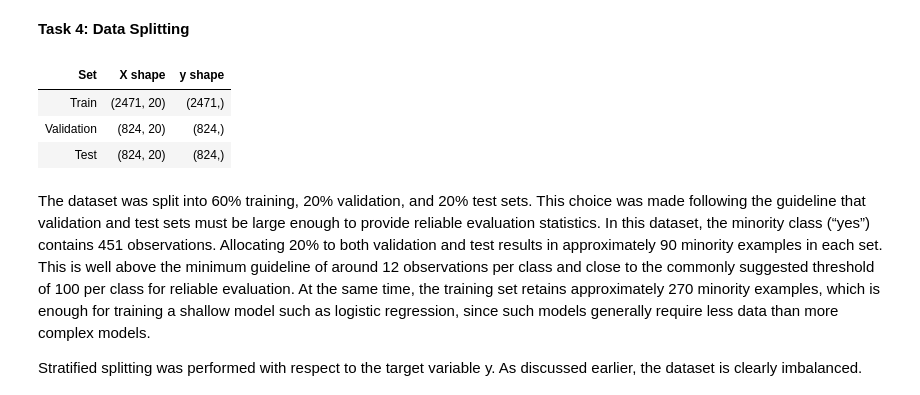
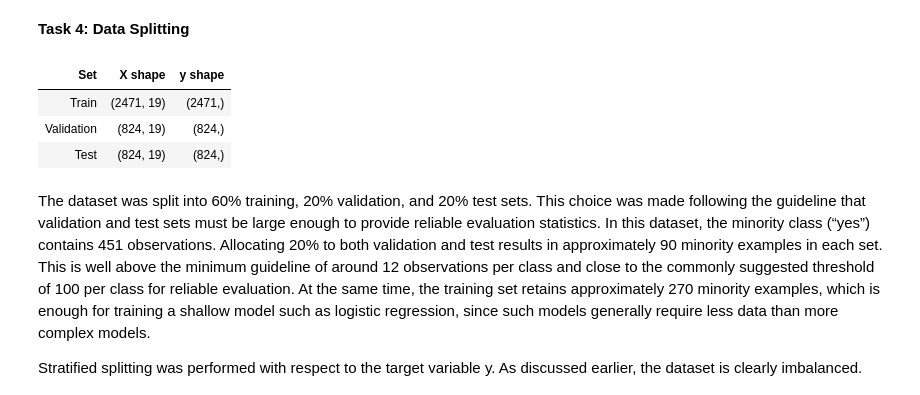
Before and after one commit to carlapalmes/ML-fundamentals-2026, a Jupyter notebook: assignment_1_carla_palmes_monzon.ipynb, the cells around one changed output. Saved outputs shown, nothing was run; the diff lists cells and outputs as text; code cells hidden in the pictures.

```diff
--- a/assignment_1_carla_palmes_monzon.ipynb
+++ b/assignment_1_carla_palmes_monzon.ipynb
@@ -254,36 +254,36 @@ After all these steps, we can proceed to train the model on the training data an
 # %%
 from sklearn.model_selection import train_test_split
 
-X = df.drop(columns=["y"])
+X = df.drop(columns=["y", "duration"])
 y = df["y"]
 
 # 1) First split: Train and temporary (train = 60%, temp = 40%)
 X_train, X_temp, y_train, y_temp = train_test_split(
     X, y,
     test_size=0.40,
     random_state=42,
     stratify=y,
 )
 
 # 2) Second split: split temporary into test (20%) and validation (20%)
 X_val, X_test, y_val, y_test = train_test_split(
     X_temp, y_temp,
     test_size=0.50,
     random_state=42,
     stratify=y_temp
 )
 
 df = pd.DataFrame({
 "Set": ["Train", "Validation", "Test"],
 "X shape": [X_train.shape, X_val.shape, X_test.shape],
 "y shape": [y_train.shape, y_val.shape, y_test.shape],
 })
 display(df.style.hide(axis="index"))
 # %% [output]
 | Set | X shape | y shape |
-| Train | (2471, 20) | (2471,) |
-| Validation | (824, 20) | (824,) |
-| Test | (824, 20) | (824,) |
+| Train | (2471, 19) | (2471,) |
+| Validation | (824, 19) | (824,) |
+| Test | (824, 19) | (824,) |
 # %% [markdown]
 The dataset was split into 60% training, 20% validation, and 20% test sets. This choice was made following the guideline that validation and test sets must be large enough to provide reliable evaluation statistics. In this dataset, the minority class (“yes”) contains 451 observations. Allocating 20% to both validation and test results in approximately 90 minority examples in each set. This is well above the minimum guideline of around 12 observations per class and close to the commonly suggested threshold of 100 per class for reliable evaluation. At the same time, the training set retains approximately 270 minority examples, which is enough for training a shallow model such as logistic regression, since such models generally require less data than more complex models.
 
```
Also changed, not shown: parts of 14 cells of this notebook.
